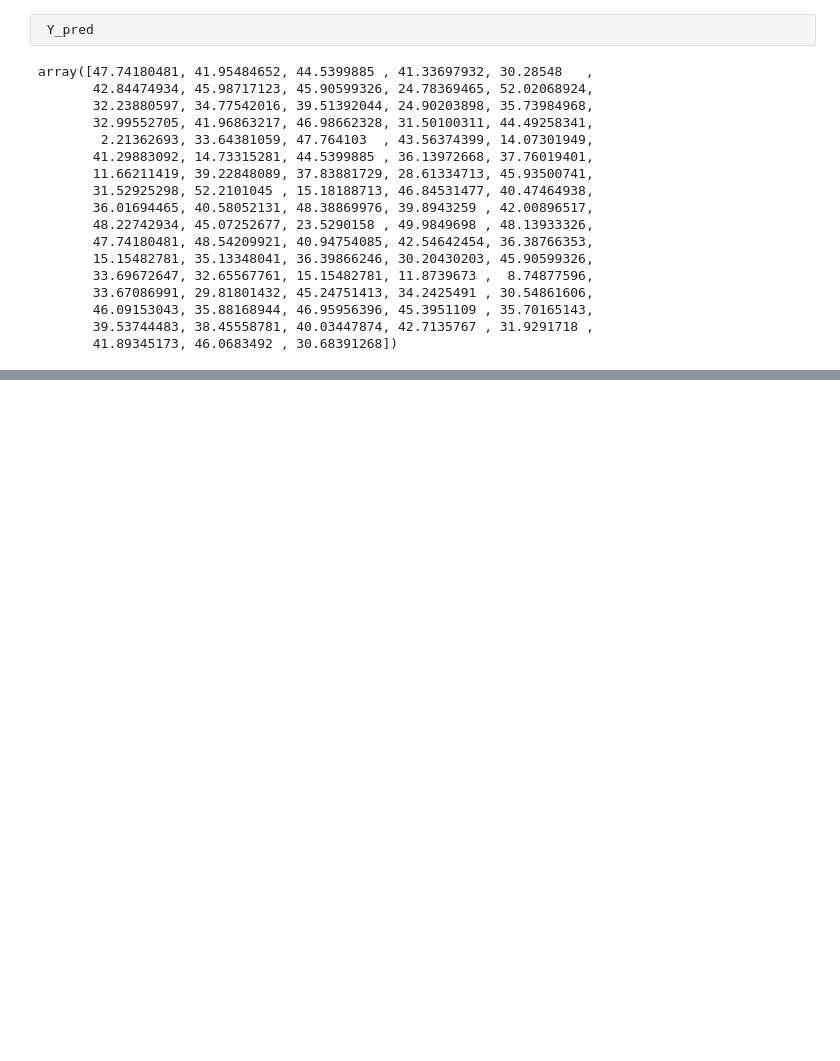
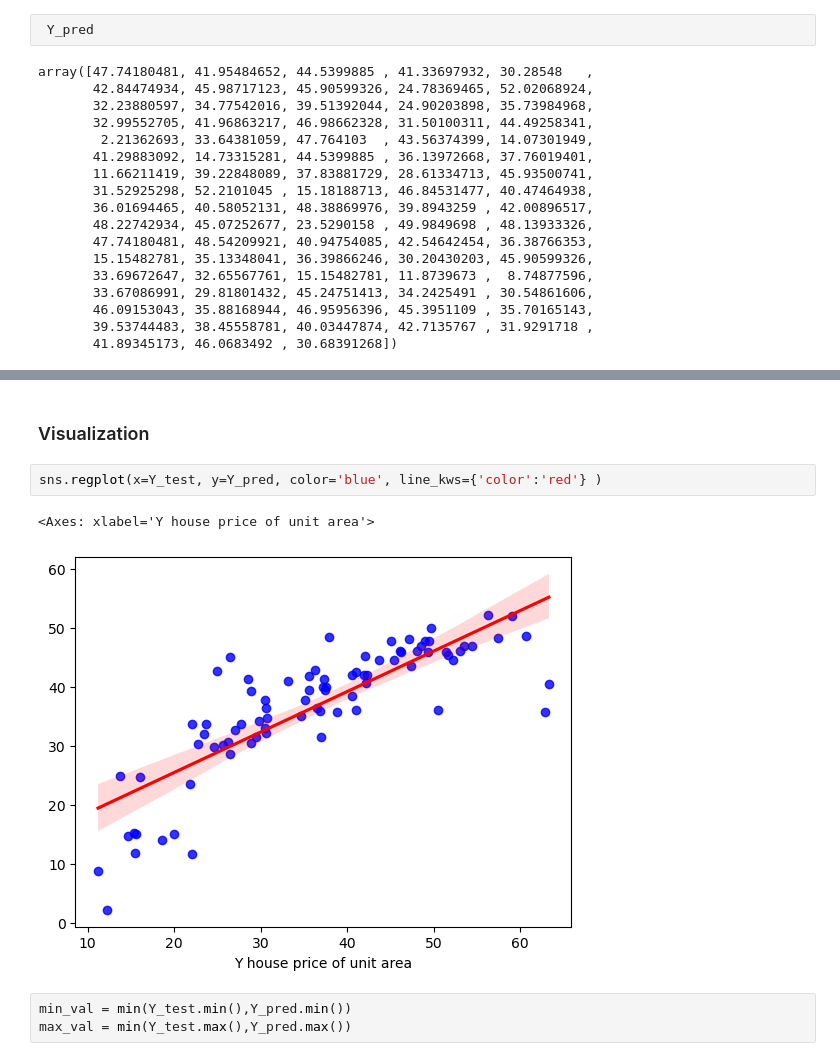
Before and after one commit to SmriteePoudel/DataScience, a Jupyter notebook: LinearRegression.ipynb, the cells around one changed output, grey strips where cells are left out. Drawn from its saved outputs; the diff is of its cells as text; blank space fills up the shorter version.

Commit message:
Visualization in ml

```diff
--- a/LinearRegression.ipynb
+++ b/LinearRegression.ipynb
@@ -141,0 +157,10 @@ pred = 38.39+(-3.06045213*13)
+# %% [markdown]
+### Visualization
+# %%
+sns.regplot(x=Y_test, y=Y_pred, color='blue', line_kws={'color':'red'} )
+# %% [output]
+<Axes: xlabel='Y house price of unit area'>
+[figure, added]
+# %%
+min_val = min(Y_test.min(),Y_pred.min())
+max_val = min(Y_test.max(),Y_pred.max())
```
Also changed, not shown: parts of 16 cells of this notebook, 5 other files.
